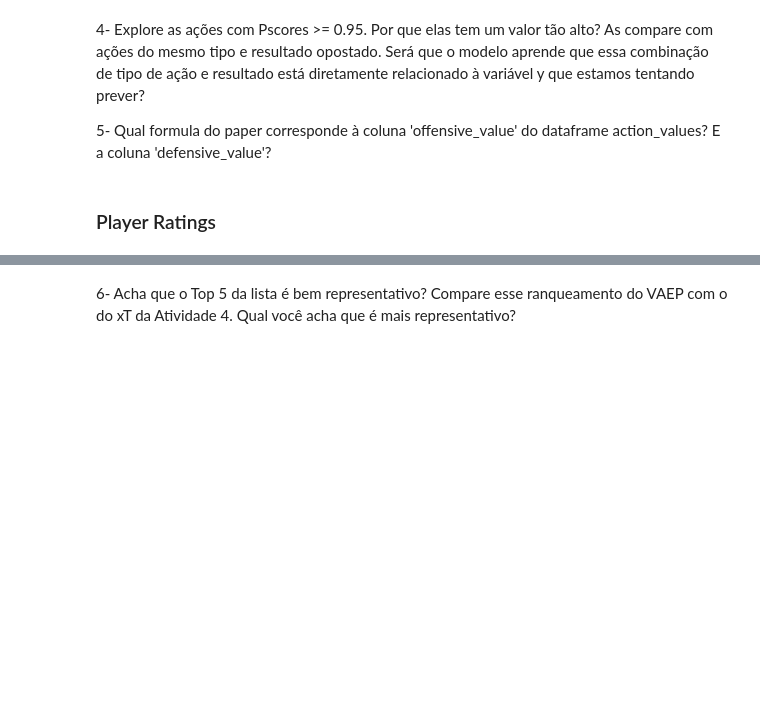
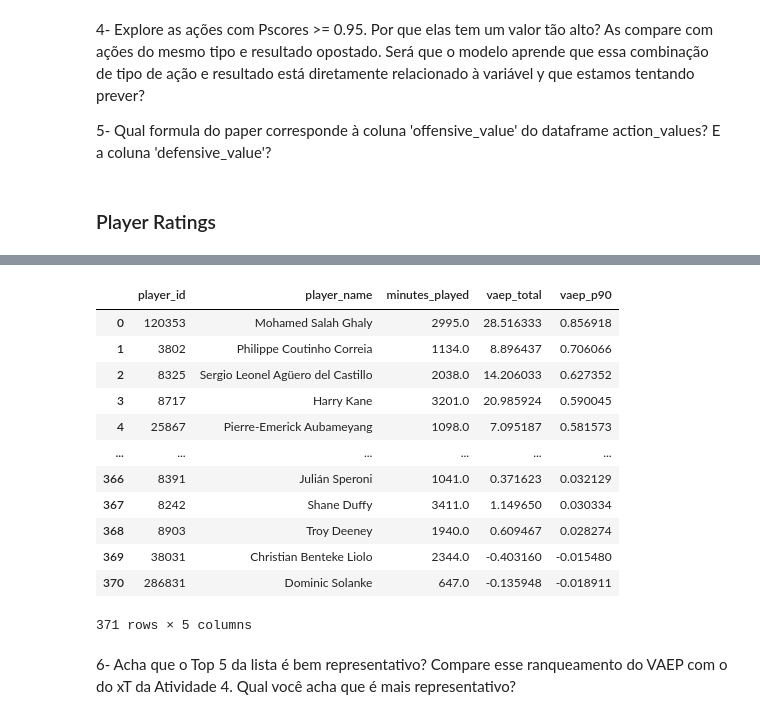
Before and after one commit to lframosferreira/soccer-analytics-notebooks, a Jupyter notebook: atv05/luis_felipe_ramos_ferreira.ipynb, the cells around one changed output, grey strips where cells are left out. Saved outputs shown, nothing was run; the diff lists cells and outputs as text; code cells hidden in the pictures; blank space fills up the shorter version.

```diff
--- a/atv05/luis_felipe_ramos_ferreira.ipynb
+++ b/atv05/luis_felipe_ramos_ferreira.ipynb
@@ -265,5 +298,6 @@ def calculate_minutes_per_season(minutes_per_game):
     return minutes_per_season
 # %%
 minutes_per_season = {}
-minutes_per_season["Spain"] = calculate_minutes_per_season(minutes["Spain"])
+minutes_per_season["England"] = calculate_minutes_per_season(minutes["England"])
+minutes_per_season["England"]
 # %% [output]
@@ -280,6 +326,21 @@ def calculate_player_ratings(action_values, minutes_per_season, players):
     return player_ratings
 # %%
 player_ratings = {}
-player_ratings["Spain"] = calculate_player_ratings(action_values=action_values["Spain"], minutes_per_season=minutes_per_season["Spain"], players=players)
+player_ratings["England"] = calculate_player_ratings(action_values=action_values["England"], minutes_per_season=minutes_per_season["England"], players=players)
+player_ratings["England"]
+# %% [output]
+|  | player_id | player_name | minutes_played | vaep_total | vaep_p90 |
+| 0 | 120353 | Mohamed Salah Ghaly | 2995.0 | 28.516333 | 0.856918 |
+| 1 | 3802 | Philippe Coutinho Correia | 1134.0 | 8.896437 | 0.706066 |
+| 2 | 8325 | Sergio Leonel Agüero del Castillo | 2038.0 | 14.206033 | 0.627352 |
+| 3 | 8717 | Harry Kane | 3201.0 | 20.985924 | 0.590045 |
+| 4 | 25867 | Pierre-Emerick Aubameyang | 1098.0 | 7.095187 | 0.581573 |
+| ... | ... | ... | ... | ... | ... |
+| 366 | 8391 | Julián Speroni | 1041.0 | 0.371623 | 0.032129 |
+| 367 | 8242 | Shane Duffy | 3411.0 | 1.149650 | 0.030334 |
+| 368 | 8903 | Troy Deeney | 1940.0 | 0.609467 | 0.028274 |
+| 369 | 38031 | Christian Benteke Liolo | 2344.0 | -0.403160 | -0.015480 |
+| 370 | 286831 | Dominic Solanke | 647.0 | -0.135948 | -0.018911 |
+371 rows × 5 columns
 # %% [markdown]
 6- Acha que o Top 5 da lista é bem representativo? Compare esse ranqueamento do VAEP com o do xT da Atividade 4. Qual você acha que é mais representativo?
```
Also changed, not shown: parts of 6 cells of this notebook, 1 other file.
